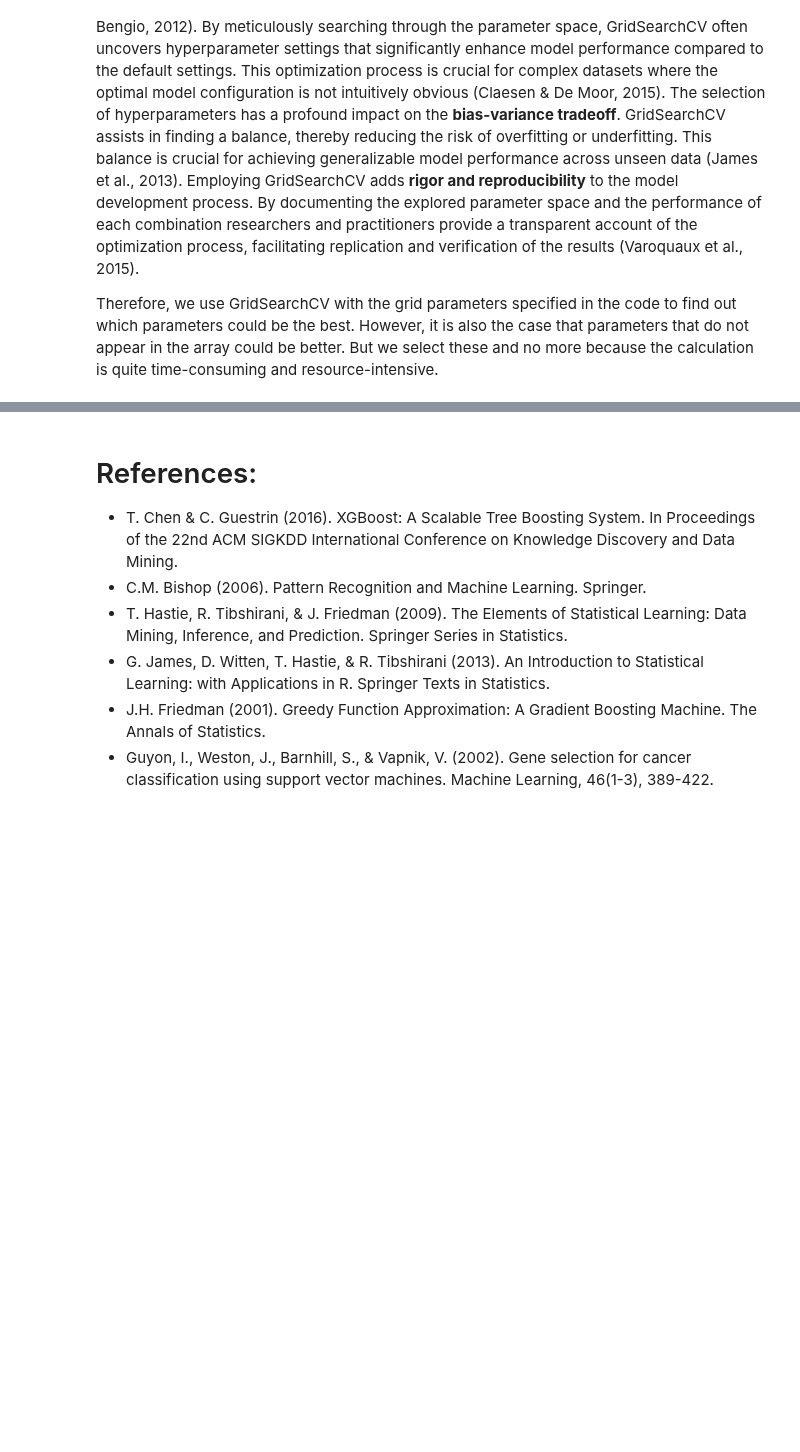
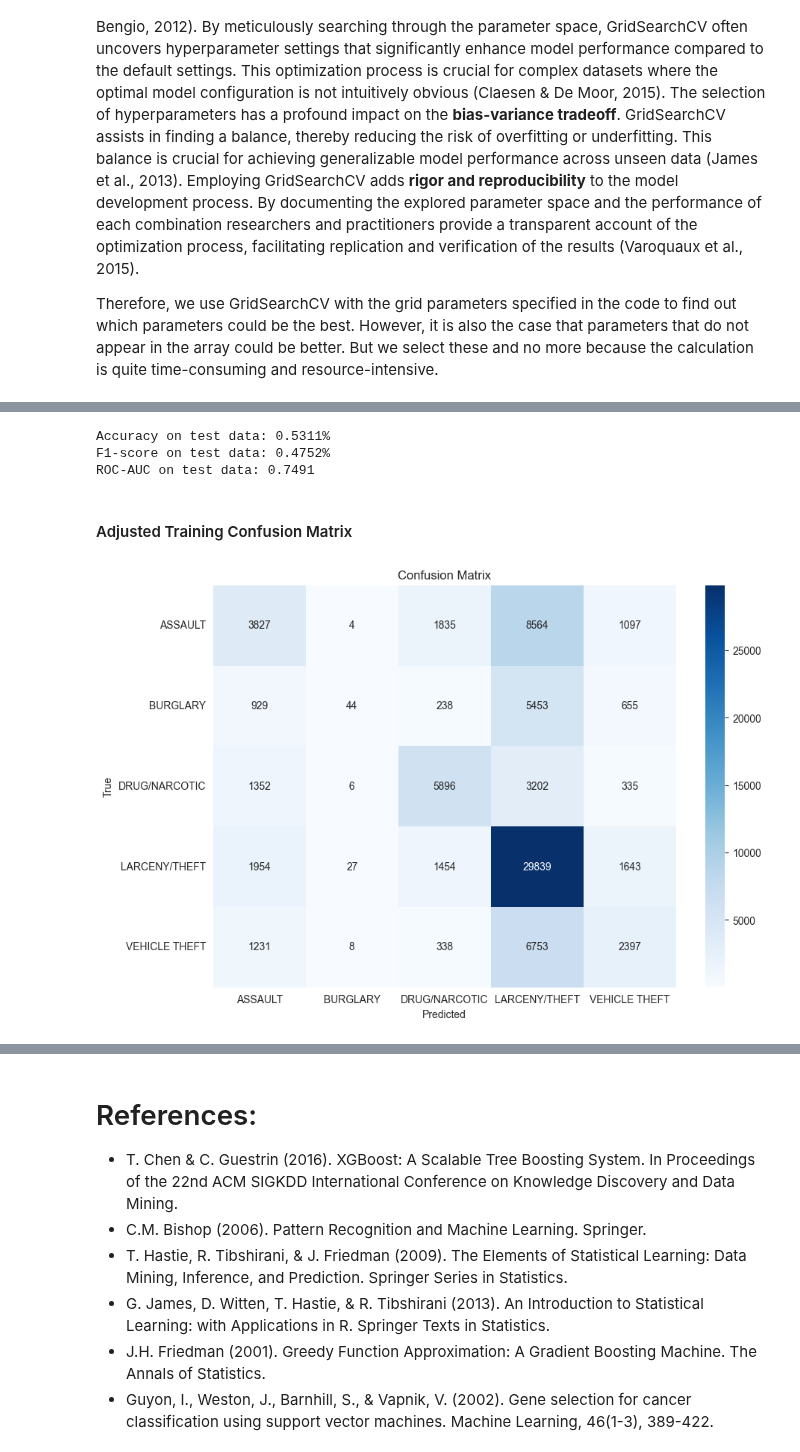
Before and after one commit to HassanAlhawari1998/SF-CrimePredict, a Jupyter notebook: Gradient Boosting XGBoost.ipynb, the cells around one changed output, grey strips where cells are left out. Cells and saved outputs as stored; diff of their text form; code cells hidden in the pictures; blank space fills up the shorter version.

Commit message:
adjusted training fix in evaluate boosting file

```diff
--- a/Gradient Boosting XGBoost.ipynb
+++ b/Gradient Boosting XGBoost.ipynb
@@ -503,5 +552,47 @@ best_params, best_accuracy = perform_grid_search(X_train, y_train)
 # %%
+best_params = {
+    'learning_rate': 0.2,
+    'max_depth': 5,
+    'n_estimators': 300,
+    'subsample': 0.9
+}
+best_xgb_clf = XGBClassifier(**best_params, objective="multi:softprob",use_label_encoder=False, eval_metric='mlogloss')
+best_xgb_clf.fit(X_train, y_train)
+
+y_pred = xgb_clf.predict(X_test)
+y_pred_proba = xgb_clf.predict_proba(X_test)
+accuracy = accuracy_score(y_test, y_pred)
+f1 = f1_score(y_test, y_pred, average='weighted')
+lb = LabelBinarizer()
+lb.fit(y_test)
+y_test_binarized = lb.transform(y_test)
+y_pred_binarized = lb.transform(y_pred)
+
+roc_auc = roc_auc_score(y_test_binarized, y_pred_proba, multi_class='ovo', average='weighted')
+
 xgb_clf, accuracy, f1, roc_auc = evaluate_xgb_model(X_train, y_train, X_test, y_test, best_params)
 print(f"Accuracy on test data: {accuracy:.4f}%")
 print(f"F1-score on test data: {f1:.4f}%")
 print(f"ROC-AUC on test data: {roc_auc:.4f}")
+# %% [output]
+Accuracy on test data: 0.5311%
+F1-score on test data: 0.4752%
+ROC-AUC on test data: 0.7491
+# %% [markdown]
+#### Adjusted Training Confusion Matrix
+# %%
+from sklearn.metrics import confusion_matrix
+import seaborn as sns
+import matplotlib.pyplot as plt
+
+# Confusion Matrix
+y_test_names = label_encoder.inverse_transform(y_test)
+cm = confusion_matrix(y_test_names, label_encoder.inverse_transform(y_pred)) # Annahme, dass y_pred die Vorhersagen sind
+plt.figure(figsize=(10, 7))
+sns.heatmap(cm, annot=True, fmt='d', cmap='Blues', xticklabels=label_encoder.classes_, yticklabels=label_encoder.classes_)
+plt.xlabel('Predicted')
+plt.ylabel('True')
+plt.title('Confusion Matrix')
+plt.show()
+# %% [output]
+[figure, added]
```
Also changed, not shown: parts of 15 cells of this notebook, 1 other file.
